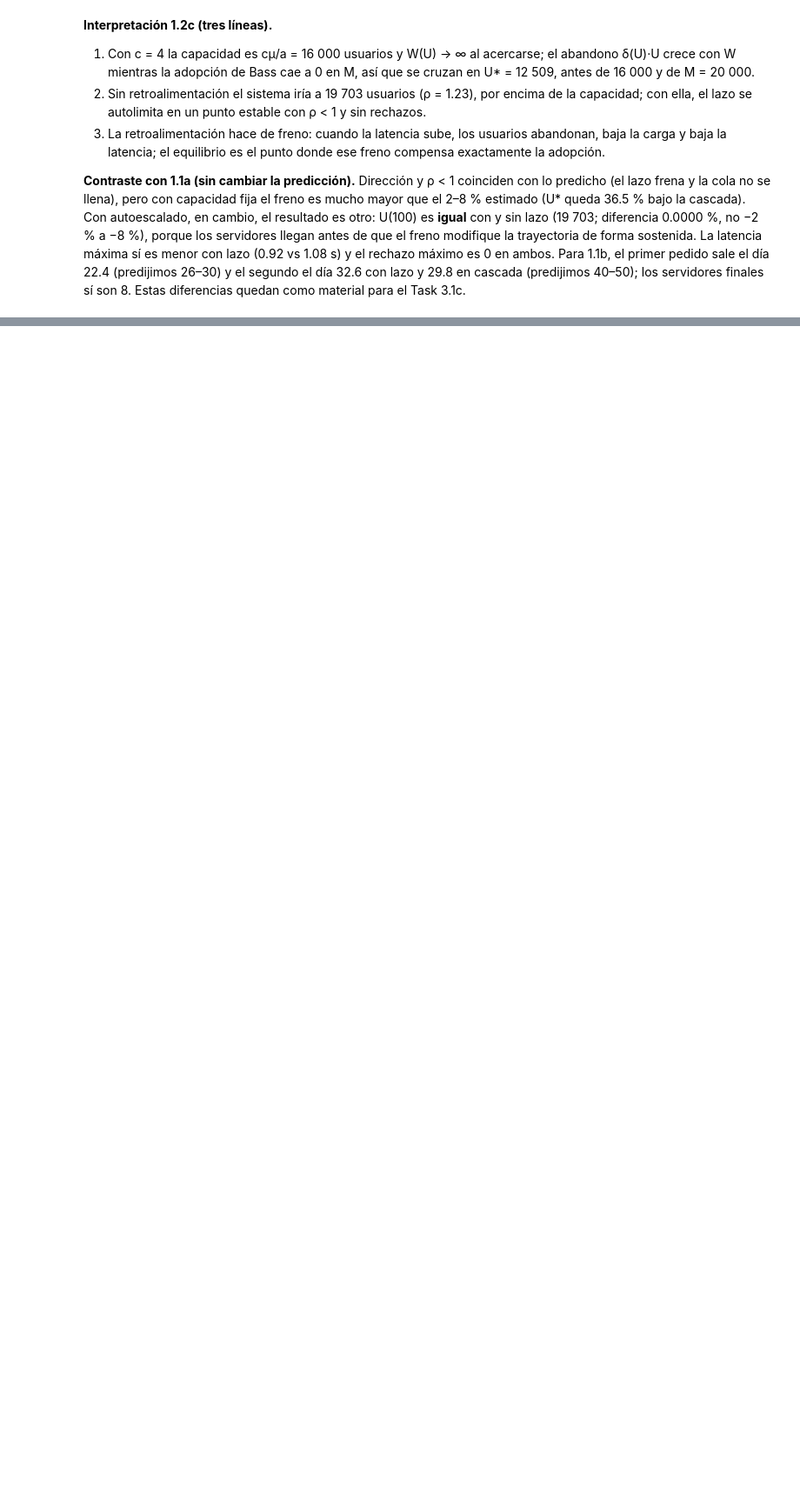
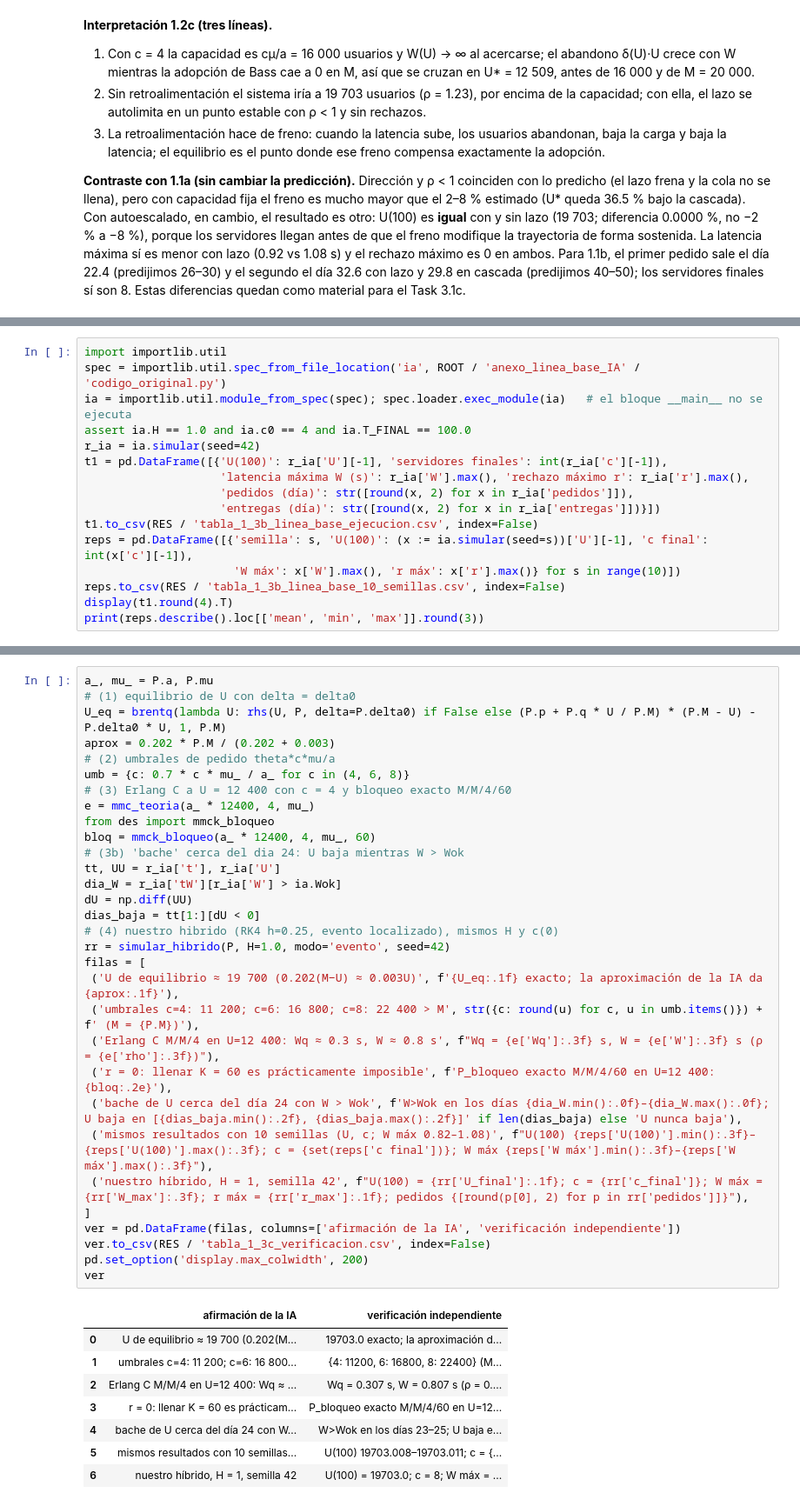
Before and after one commit to jruiz002/cc2017-lab7-hibrido-sd-des, a Jupyter notebook: notebooks/task1.ipynb, the cells around one changed output, grey strips where cells are left out. Shown at 87% size. Drawn from its saved outputs; the diff is of its cells as text; blank space fills up the shorter version.

Commit message:
feat: Task 1.3 ejecución de la línea base IA y verificación de sus afirmaciones

```diff
--- a/notebooks/task1.ipynb
+++ b/notebooks/task1.ipynb
@@ -190,0 +192,16 @@ U(100) lazo vs cascada: -0.0000 %   (predicción 1.1a: entre −2 % y −8 %)
+# %%
+import importlib.util
+spec = importlib.util.spec_from_file_location('ia', ROOT / 'anexo_linea_base_IA' / 'codigo_original.py')
+ia = importlib.util.module_from_spec(spec); spec.loader.exec_module(ia)   # el bloque __main__ no se ejecuta
+assert ia.H == 1.0 and ia.c0 == 4 and ia.T_FINAL == 100.0
+r_ia = ia.simular(seed=42)
+t1 = pd.DataFrame([{'U(100)': r_ia['U'][-1], 'servidores finales': int(r_ia['c'][-1]),
+                    'latencia máxima W (s)': r_ia['W'].max(), 'rechazo máximo r': r_ia['r'].max(),
+                    'pedidos (día)': str([round(x, 2) for x in r_ia['pedidos']]),
+                    'entregas (día)': str([round(x, 2) for x in r_ia['entregas']])}])
+t1.to_csv(RES / 'tabla_1_3b_linea_base_ejecucion.csv', index=False)
+reps = pd.DataFrame([{'semilla': s, 'U(100)': (x := ia.simular(seed=s))['U'][-1], 'c final': int(x['c'][-1]),
+                      'W máx': x['W'].max(), 'r máx': x['r'].max()} for s in range(10)])
+reps.to_csv(RES / 'tabla_1_3b_linea_base_10_semillas.csv', index=False)
+display(t1.round(4).T)
+print(reps.describe().loc[['mean', 'min', 'max']].round(3))
@@ -190,0 +223,40 @@ U(100) lazo vs cascada: -0.0000 %   (predicción 1.1a: entre −2 % y −8 %)
+# %%
+a_, mu_ = P.a, P.mu
+# (1) equilibrio de U con delta = delta0
+U_eq = brentq(lambda U: rhs(U, P, delta=P.delta0) if False else (P.p + P.q * U / P.M) * (P.M - U) - P.delta0 * U, 1, P.M)
+aprox = 0.202 * P.M / (0.202 + 0.003)
+# (2) umbrales de pedido theta*c*mu/a
+umb = {c: 0.7 * c * mu_ / a_ for c in (4, 6, 8)}
+# (3) Erlang C a U = 12 400 con c = 4 y bloqueo exacto M/M/4/60
+e = mmc_teoria(a_ * 12400, 4, mu_)
+from des import mmck_bloqueo
+bloq = mmck_bloqueo(a_ * 12400, 4, mu_, 60)
+# (3b) 'bache' cerca del dia 24: U baja mientras W > Wok
+tt, UU = r_ia['t'], r_ia['U']
+dia_W = r_ia['tW'][r_ia['W'] > ia.Wok]
+dU = np.diff(UU)
+dias_baja = tt[1:][dU < 0]
+# (4) nuestro hibrido (RK4 h=0.25, evento localizado), mismos H y c(0)
+rr = simular_hibrido(P, H=1.0, modo='evento', seed=42)
+filas = [
+ ('U de equilibrio ≈ 19 700 (0.202(M−U) ≈ 0.003U)', f'{U_eq:.1f} exacto; la aproximación de la IA da {aprox:.1f}'),
+ ('umbrales c=4: 11 200; c=6: 16 800; c=8: 22 400 > M', str({c: round(u) for c, u in umb.items()}) + f' (M = {P.M})'),
+ ('Erlang C M/M/4 en U=12 400: Wq ≈ 0.3 s, W ≈ 0.8 s', f"Wq = {e['Wq']:.3f} s, W = {e['W']:.3f} s (ρ = {e['rho']:.3f})"),
+ ('r = 0: llenar K = 60 es prácticamente imposible', f'P_bloqueo exacto M/M/4/60 en U=12 400: {bloq:.2e}'),
+ ('bache de U cerca del día 24 con W > Wok', f'W>Wok en los días {dia_W.min():.0f}–{dia_W.max():.0f}; U baja en [{dias_baja.min():.2f}, {dias_baja.max():.2f}]' if len(dias_baja) else 'U nunca baja'),
+ ('mismos resultados con 10 semillas (U, c; W máx 0.82–1.08)', f"U(100) {reps['U(100)'].min():.3f}–{reps['U(100)'].max():.3f}; c = {set(reps['c final'])}; W máx {reps['W máx'].min():.3f}–{reps['W máx'].max():.3f}"),
+ ('nuestro híbrido, H = 1, semilla 42', f"U(100) = {rr['U_final']:.1f}; c = {rr['c_final']}; W máx = {rr['W_max']:.3f}; r máx = {rr['r_max']:.1f}; pedidos {[round(p[0], 2) for p in rr['pedidos']]}"),
+]
+ver = pd.DataFrame(filas, columns=['afirmación de la IA', 'verificación independiente'])
+ver.to_csv(RES / 'tabla_1_3c_verificacion.csv', index=False)
+pd.set_option('display.max_colwidth', 200)
+ver
+# %% [output]
+|  | afirmación de la IA | verificación independiente |
+| 0 | U de equilibrio ≈ 19 700 (0.202(M... | 19703.0 exacto; la aproximación d... |
+| 1 | umbrales c=4: 11 200; c=6: 16 800... | {4: 11200, 6: 16800, 8: 22400} (M... |
+| 2 | Erlang C M/M/4 en U=12 400: Wq ≈ ... | Wq = 0.307 s, W = 0.807 s (ρ = 0.... |
+| 3 | r = 0: llenar K = 60 es prácticam... | P_bloqueo exacto M/M/4/60 en U=12... |
+| 4 | bache de U cerca del día 24 con W... | W>Wok en los días 23–25; U baja e... |
+| 5 | mismos resultados con 10 semillas... | U(100) 19703.008–19703.011; c = {... |
+| 6 | nuestro híbrido, H = 1, semilla 42 | U(100) = 19703.0; c = 8; W máx = ... |
```
Also changed, not shown: parts of 4 cells of this notebook, 3 other files.
